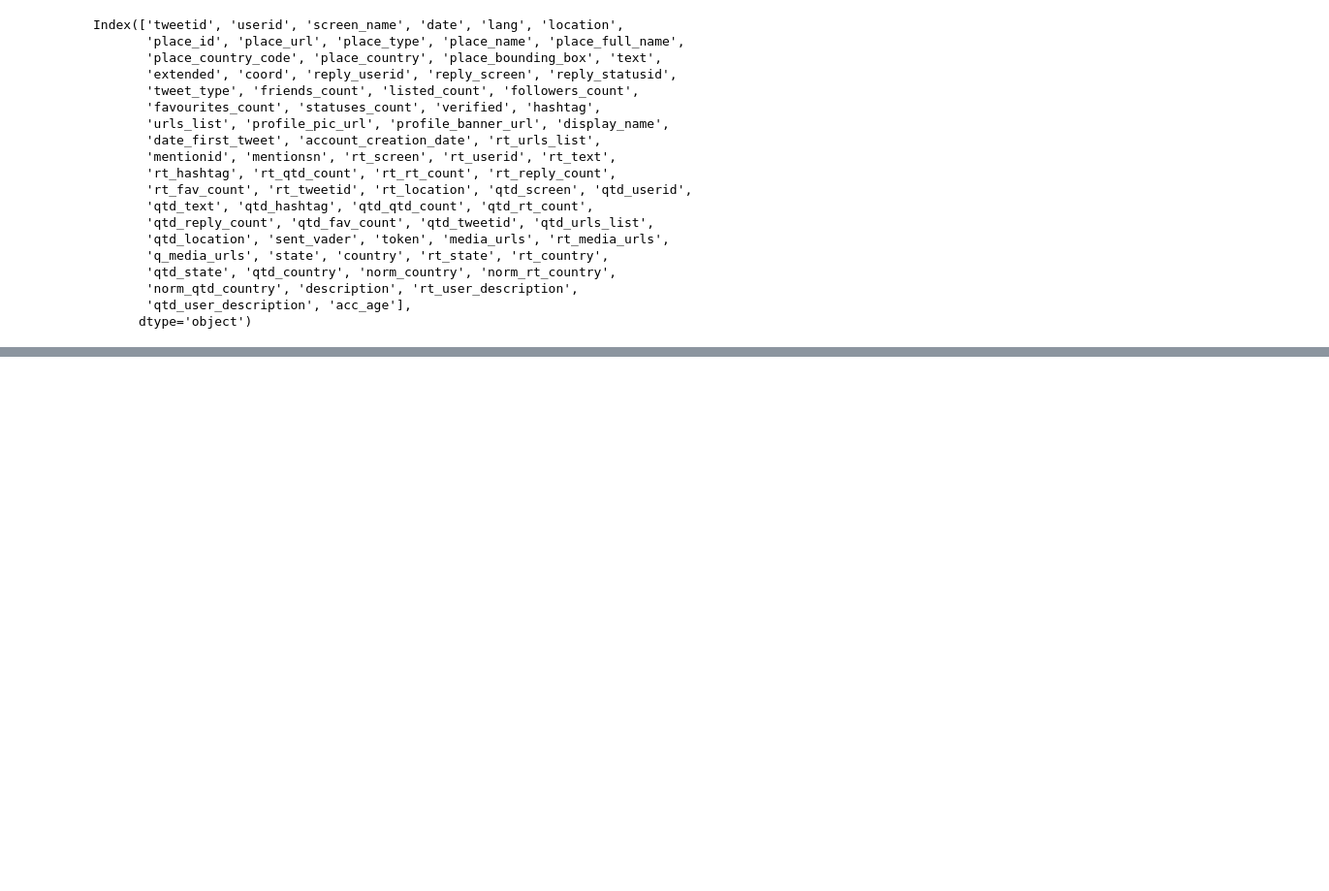
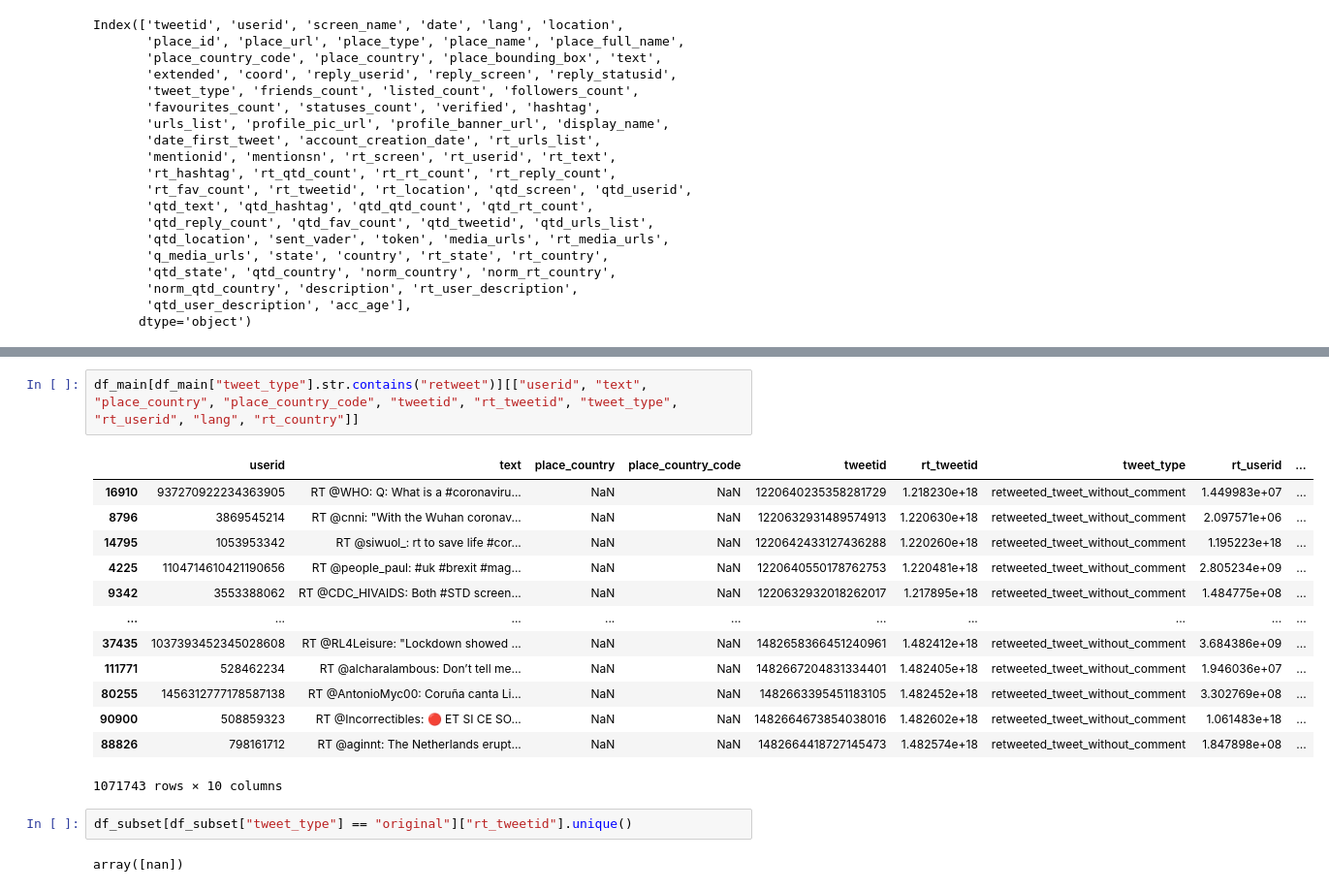
Before and after one commit to VaaniG/QSS20_S24, a Jupyter notebook: final_proj_work/final_proj_init.ipynb, the cells around one changed output, grey strips where cells are left out. Shown at 97% size. Drawn from its saved outputs; the diff is of its cells as text; blank space fills up the shorter version.

```diff
--- a/final_proj_work/final_proj_init.ipynb
+++ b/final_proj_work/final_proj_init.ipynb
@@ -97,0 +144,20 @@ df_main[df_main["lang"] == "en"]
+# %%
+df_main[df_main["tweet_type"].str.contains("retweet")][["userid", "text", "place_country", "place_country_code", "tweetid", "rt_tweetid", "tweet_type", "rt_userid", "lang", "rt_country"]]
+# %% [output]
+|  | userid | text | place_country | place_country_code | tweetid | rt_tweetid | tweet_type | rt_userid | ... |
+| 16910 | 937270922234363905 | RT @WHO: Q: What is a #coronaviru... | NaN | NaN | 1220640235358281729 | 1.218230e+18 | retweeted_tweet_without_comment | 1.449983e+07 | ... |
+| 8796 | 3869545214 | RT @cnni: "With the Wuhan coronav... | NaN | NaN | 1220632931489574913 | 1.220630e+18 | retweeted_tweet_without_comment | 2.097571e+06 | ... |
+| 14795 | 1053953342 | RT @siwuol_: rt to save life #cor... | NaN | NaN | 1220642433127436288 | 1.220260e+18 | retweeted_tweet_without_comment | 1.195223e+18 | ... |
+| 4225 | 1104714610421190656 | RT @people_paul: #uk #brexit #mag... | NaN | NaN | 1220640550178762753 | 1.220481e+18 | retweeted_tweet_without_comment | 2.805234e+09 | ... |
+| 9342 | 3553388062 | RT @CDC_HIVAIDS: Both #STD screen... | NaN | NaN | 1220632932018262017 | 1.217895e+18 | retweeted_tweet_without_comment | 1.484775e+08 | ... |
+| ... | ... | ... | ... | ... | ... | ... | ... | ... | ... |
+| 37435 | 1037393452345028608 | RT @RL4Leisure: "Lockdown showed ... | NaN | NaN | 1482658366451240961 | 1.482412e+18 | retweeted_tweet_without_comment | 3.684386e+09 | ... |
+| 111771 | 528462234 | RT @alcharalambous: Don’t tell me... | NaN | NaN | 1482667204831334401 | 1.482405e+18 | retweeted_tweet_without_comment | 1.946036e+07 | ... |
+| 80255 | 1456312777178587138 | RT @AntonioMyc00: Coruña canta Li... | NaN | NaN | 1482663395451183105 | 1.482452e+18 | retweeted_tweet_without_comment | 3.302769e+08 | ... |
+| 90900 | 508859323 | RT @Incorrectibles: 🔴 ET SI CE SO... | NaN | NaN | 1482664673854038016 | 1.482602e+18 | retweeted_tweet_without_comment | 1.061483e+18 | ... |
+| 88826 | 798161712 | RT @aginnt: The Netherlands erupt... | NaN | NaN | 1482664418727145473 | 1.482574e+18 | retweeted_tweet_without_comment | 1.847898e+08 | ... |
+1071743 rows × 10 columns
+# %%
+df_subset[df_subset["tweet_type"] == "original"]["rt_tweetid"].unique()
+# %% [output]
+array([nan])
```
Also changed, not shown: parts of 6 cells of this notebook, 2 other files.
